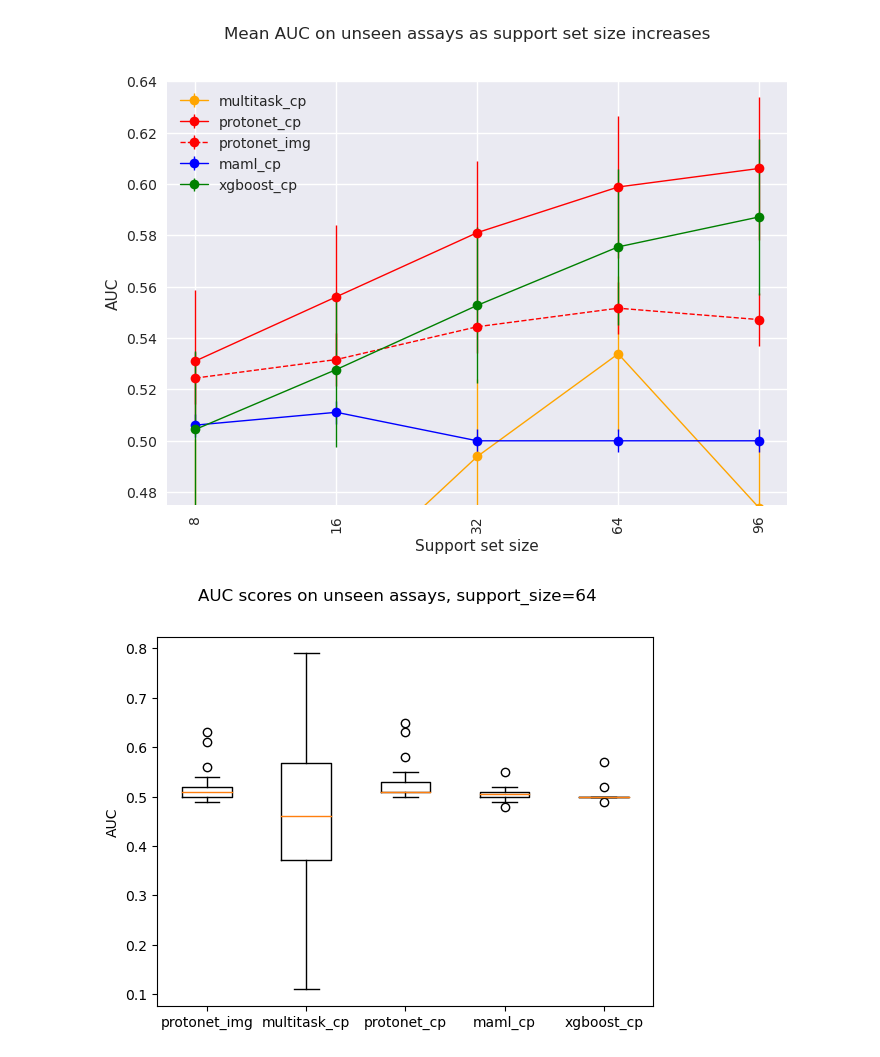
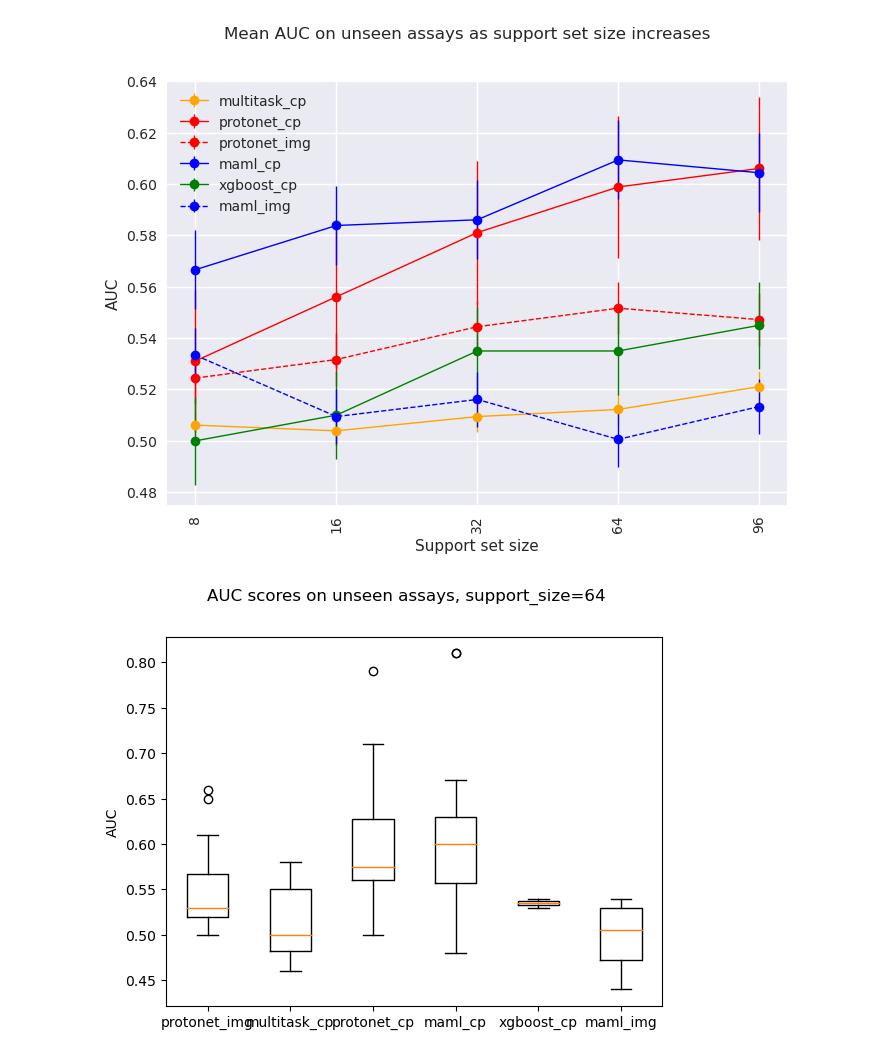
Before and after one commit to son-ha-264/FSL_CP, a Jupyter notebook: result/notebook/model_comparision_auroc.ipynb, the cells around one changed output. Drawn from its saved outputs; the diff is of its cells as text; code cells hidden in the pictures.

```diff
--- a/result/notebook/model_comparision_auroc.ipynb
+++ b/result/notebook/model_comparision_auroc.ipynb
@@ -5,17 +5,24 @@ import numpy as np
 import seaborn as sns
 # %%
 df_proto_auroc_cp = pd.read_csv('../result_summary/protonet_cp_auroc_result_summary.csv')
-df_multitask_auroc_cp = pd.read_csv('../result_summary/multitask_cp_auroc_result_summary.csv')
+df_multitask_auroc_cp = pd.read_csv('../result_summary3/multitask_cp_result_summary3.csv')
 df_maml_auroc_cp = pd.read_csv('../result_summary/maml_cp_auroc_result_summary.csv')
 df_xgboost_auroc_cp = pd.read_csv('../result_summary/xgboost_cp_auroc_result_summary.csv')
 
 df_proto_auroc_img = pd.read_csv('../result_summary/protonet_img_auroc_result_summary.csv')
+df_maml_auroc_img = pd.read_csv('../result_summary/maml_img_auroc_result_summary.csv')
 # %%
 auroc_proto_img_8 = np.array([float(df_proto_auroc_img['8'][i].split('+/-')[0]) for i in range(len(df_proto_auroc_img))])
 auroc_proto_img_16 = np.array([float(df_proto_auroc_img['16'][i].split('+/-')[0]) for i in range(len(df_proto_auroc_img))])
 auroc_proto_img_32 = np.array([float(df_proto_auroc_img['32'][i].split('+/-')[0]) for i in range(len(df_proto_auroc_img))])
 auroc_proto_img_64 = np.array([float(df_proto_auroc_img['64'][i].split('+/-')[0]) for i in range(len(df_proto_auroc_img))])
 auroc_proto_img_96 = np.array([float(df_proto_auroc_img['96'][i].split('+/-')[0]) for i in range(len(df_proto_auroc_img))])
+
+auroc_maml_img_8 = np.array([float(df_maml_auroc_img['8'][i].split('+/-')[0]) for i in range(len(df_maml_auroc_img))])
+auroc_maml_img_16 = np.array([float(df_maml_auroc_img['16'][i].split('+/-')[0]) for i in range(len(df_maml_auroc_img))])
+auroc_maml_img_32 = np.array([float(df_maml_auroc_img['32'][i].split('+/-')[0]) for i in range(len(df_maml_auroc_img))])
+auroc_maml_img_64 = np.array([float(df_maml_auroc_img['64'][i].split('+/-')[0]) for i in range(len(df_maml_auroc_img))])
+auroc_maml_img_96 = np.array([float(df_maml_auroc_img['96'][i].split('+/-')[0]) for i in range(len(df_maml_auroc_img))])
 
 auroc_proto_cp_8 = np.array([float(df_proto_auroc_cp['8'][i].split('+/-')[0]) for i in range(len(df_proto_auroc_cp))])
 auroc_proto_cp_16 = np.array([float(df_proto_auroc_cp['16'][i].split('+/-')[0]) for i in range(len(df_proto_auroc_cp))])
@@ -93,6 +102,7 @@ avg_protonet_img = [np.mean(auroc_proto_img_8), np.mean(auroc_proto_img_16), np.
 avg_multitask_cp = [np.mean(auroc_multitask_cp_8), np.mean(auroc_multitask_cp_16), np.mean(auroc_multitask_cp_32), np.mean(auroc_multitask_cp_64), np.mean(auroc_multitask_cp_96)]
 avg_maml_cp = [np.mean(auroc_maml_cp_8), np.mean(auroc_maml_cp_16), np.mean(auroc_maml_cp_32), np.mean(auroc_maml_cp_64), np.mean(auroc_maml_cp_96)]
 avg_xgboost_cp = [np.mean(auroc_xgboost_cp_8), np.mean(auroc_xgboost_cp_16), np.mean(auroc_xgboost_cp_32), np.mean(auroc_xgboost_cp_64), np.mean(auroc_xgboost_cp_96)]
+avg_maml_img = [np.mean(auroc_maml_img_8), np.mean(auroc_maml_img_16), np.mean(auroc_maml_img_32), np.mean(auroc_maml_img_64), np.mean(auroc_maml_img_96)]
 
 labels = ['8', '16', '32', '64', '96']
 
@@ -102,6 +112,7 @@ with plt.style.context(['seaborn-v0_8-deep', 'seaborn']):
     plt.errorbar(labels, avg_protonet_img, yerr=np.std(avg_protonet_img), color='red', linestyle='dashed', label='protonet_img', marker='o', linewidth=1)
     plt.errorbar(labels, avg_maml_cp, yerr=np.std(avg_maml_cp), color='blue', label='maml_cp', marker='o', linewidth=1)
     plt.errorbar(labels, avg_xgboost_cp, yerr=np.std(avg_xgboost_cp), color='green', label='xgboost_cp', marker='o', linewidth=1)
+    plt.errorbar(labels, avg_maml_img, yerr=np.std(avg_maml_img), color='blue', label='maml_img', marker='o', linestyle='dashed', linewidth=1)
 
     # Add some text for labels, title and custom x-axis tick labels, etc.
     plt.ylabel('AUC')
@@ -121,17 +132,17 @@ with plt.style.context(['seaborn-v0_8-deep', 'seaborn']):
     plt.savefig("../plots/Model_comparison_lineplot1.png")
     plt.show()
 # %% [output]
-[figure, old version]
+[figure, new version]
 # %%
-data = [auroc_proto_img_8, auroc_multitask_cp_8, auroc_proto_cp_8, auroc_maml_cp_8, auroc_xgboost_cp_8]
+data = [auroc_proto_img_64, auroc_multitask_cp_64, auroc_proto_cp_64, auroc_maml_cp_64, auroc_xgboost_cp_64, auroc_maml_img_64]
 #data = [multitask_cp_plus_64, proto_cp_plus_after_64, proto_img_after_64, cloome_img_64]
 
 plt.boxplot(data)
 plt.ylabel('AUC')
 plt.suptitle('AUC scores on unseen assays, support_size=64')
 #plt.xticks([1,2,3,4], ['multitask_cp+', 'protonet_cp+', 'protonet_img', 'cloome_img'])
-plt.xticks([1,2,3,4, 5], ['protonet_img', 'multitask_cp', 'protonet_cp', 'maml_cp', 'xgboost_cp'])
+plt.xticks([1,2,3,4,5,6], ['protonet_img', 'multitask_cp', 'protonet_cp', 'maml_cp', 'xgboost_cp', 'maml_img'])
 plt.savefig("../plots/Model_comparison_boxplot1.png")
 plt.show()
 # %% [output]
-[figure, old version]
+[figure, new version]
```
Also changed, not shown: parts of 1 cell of this notebook, 32 other files.
